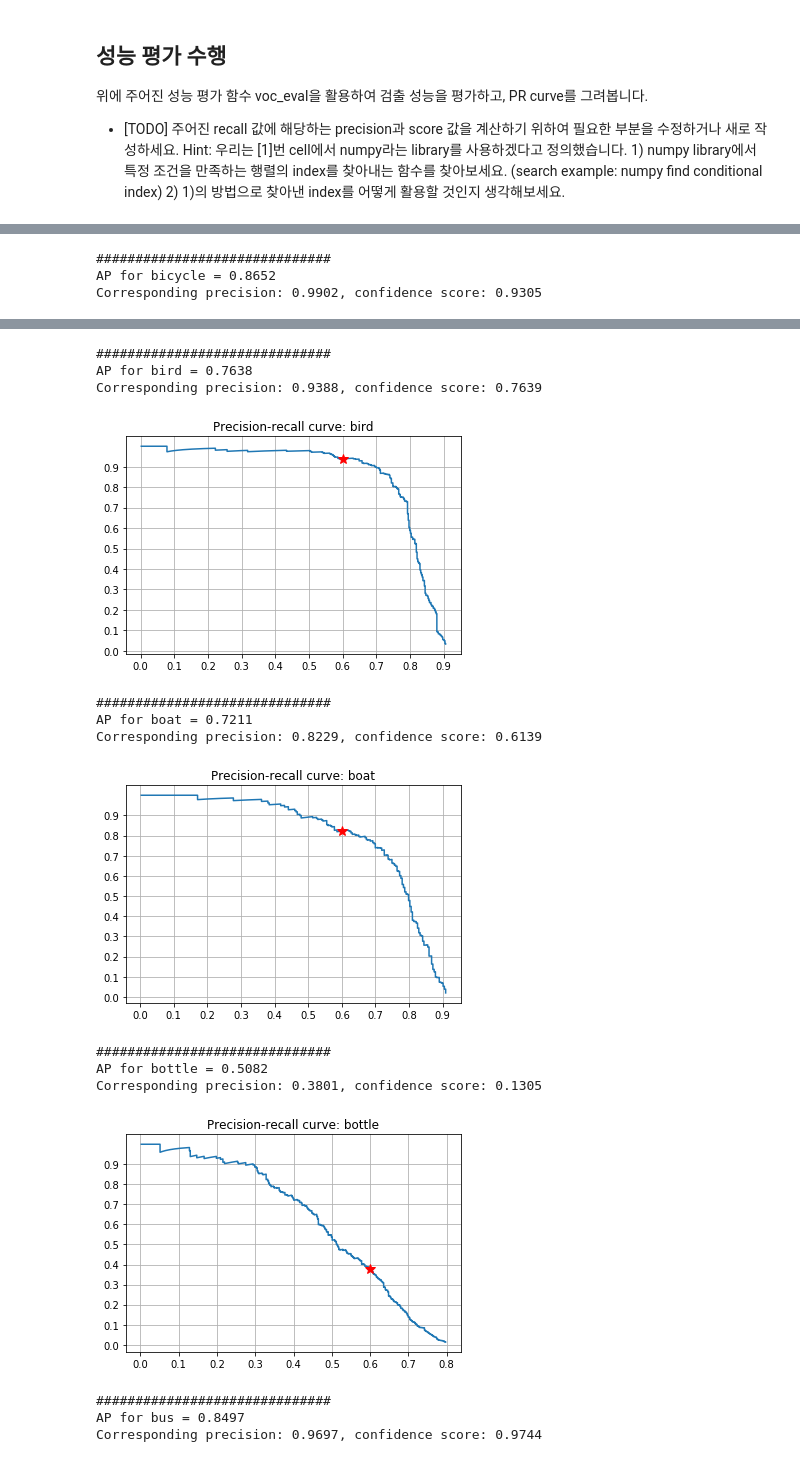
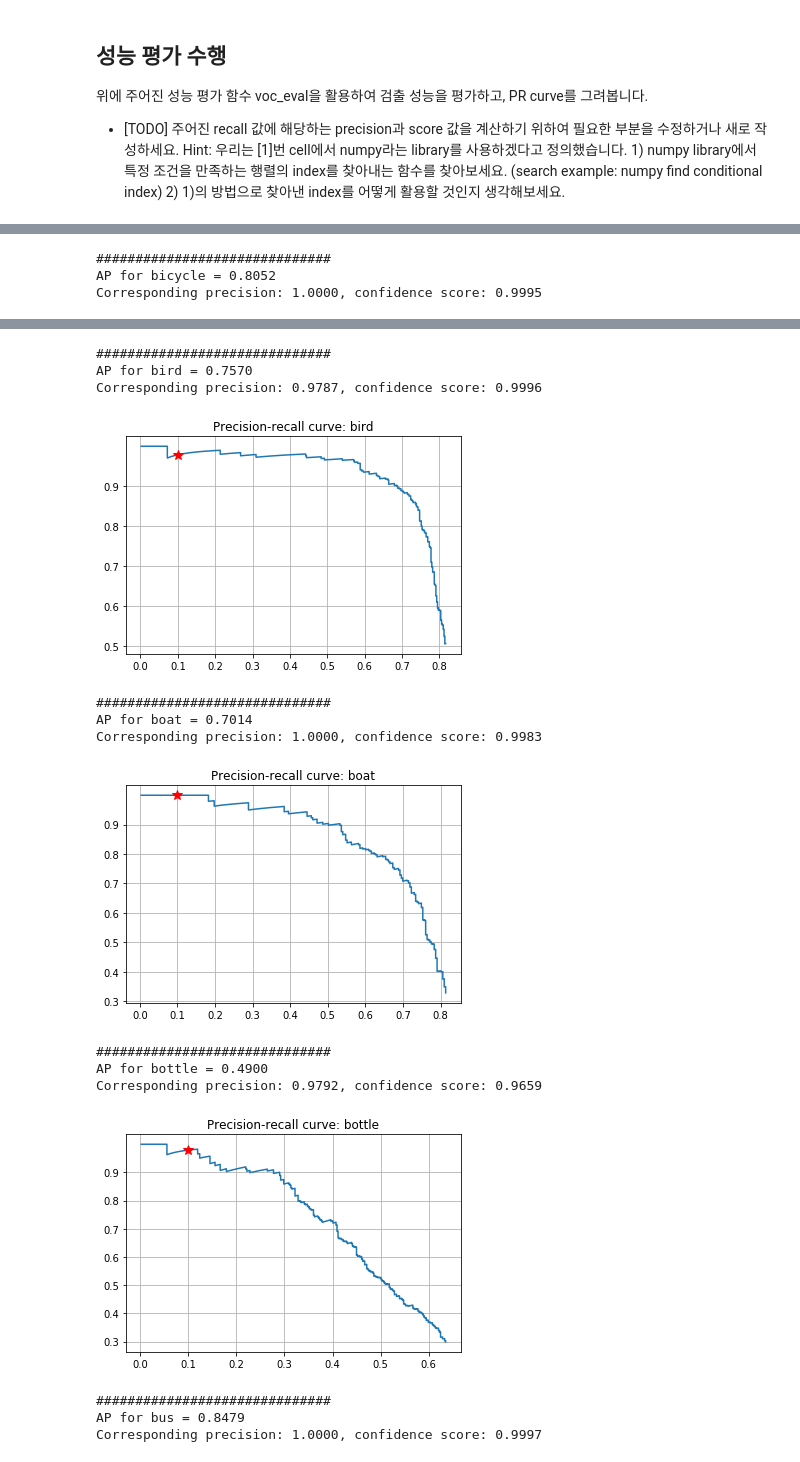
Before and after one commit to SoonminHwang/detection.pytorch, a Jupyter notebook: practice2.ipynb, the cells around one changed output, grey strips where cells are left out. Saved outputs shown, nothing was run; the diff lists cells and outputs as text; code cells hidden in the pictures.

```diff
--- a/practice2.ipynb
+++ b/practice2.ipynb
@@ -52,9 +51,9 @@ else:
 ### load net
 num_classes = len(labelmap) + 1      # +1 for background
 net = build_ssd('vgg16', 300, 21)    # initialize SSD
-# checkpoint = 'weights/ssd300_before_optimize.v2.pth'
-checkpoint = 'weights/ssd300_epoch_003.v2.pth'
-# checkpoint = 'weights/ssd300_mAP_77.43_v2.pth'
+# checkpoint = 'weights/ssd300_before_optimize.pth'
+# checkpoint = 'weights/ssd300_epoch_001.pth'
+checkpoint = 'weights/ssd300_mAP_77.43_v2.pth'
 net.load_weights(checkpoint)
 
 net.eval()
@@ -77,12 +76,12 @@ Finished loading model!
 ## 물체 검출 수행
 Practice 1과 같이 물체 검출을 모든 테스트 셋에 속하는 영상에 대하여 수행합니다.
 # %%
-save_folder = '_'.join(['ssd300', os.path.basename(checkpoint)])
+save_folder = os.path.basename(checkpoint)
 
 from layers import Detect
 
 num_images = len(dataset)
-parser = Detect(num_classes, 0, 200, 0.01, 0.45)
+parser = Detect(num_classes, 0, 200, 0.1, 0.45)
 softmax = nn.Softmax(dim=-1)
 
 # all detections are collected into:
@@ -329,7 +328,7 @@ def voc_eval(det_boxes, annopath, imagesetfile, classname, cachedir, ovthresh=0.
         1) numpy library에서 특정 조건을 만족하는 행렬의 index를 찾아내는 함수를 찾아보세요. (search example: numpy find conditional index)
         2) 1)의 방법으로 찾아낸 index를 어떻게 활용할 것인지 생각해보세요.
 # %%
-given_recall = 0.6
+given_recall = 0.1
 
 print('Evaluating detections')
 print('Given recall: {}'.format(given_recall))
@@ -340,20 +339,17 @@ for i, cls in enumerate(labelmap):
     print('#' * 30)
 
     ### [TODO]
-#     rec, prec, ap = voc_eval(all_boxes[i+1], annopath, imgsetpath.format(set_type), cls, cachedir, ovthresh=0.5)
-    rec, prec, ap, score = voc_eval(all_boxes[i+1], annopath, imgsetpath.format(set_type), cls, cachedir, ovthresh=0.5)
+    rec, prec, ap = voc_eval(all_boxes[i+1], annopath, imgsetpath.format(set_type), cls, cachedir, ovthresh=0.5)
 
     aps += [ap]
     print('AP for {} = {:.4f}'.format(cls, ap))
 
     ### [TODO]
-#     corresponding_prec = None
-#     corresponding_score = None
-    idx = np.where(rec >= 0.6)[0][0]
-    corresponding_prec = prec[idx]
-    corresponding_score = score[idx]
+    corresponding_prec = None
+    corresponding_score = None
 
-    print('Corresponding precision: {:.4f}, confidence score: {:.4f}'.format(corresponding_prec, corresponding_score))
+    # uncomment after writing code
+    # print('Corresponding precision: {:.4f}, confidence score: {:.4f}'.format(corresponding_prec, corresponding_score))
 
     # draw PR curve
     fig = plt.figure()
@@ -363,7 +359,9 @@ for i, cls in enumerate(labelmap):
     ax.plot(rec, prec)
     plt.grid()
     plt.title('Precision-recall curve: {:s}'.format(cls))
-    plt.plot(given_recall, corresponding_prec, color='red', marker='*', markersize=10)
+
+    # uncomment after writing code
+    # plt.plot(given_recall, corresponding_prec, color='red', marker='*', markersize=10)
     plt.show()
     print('')
 
@@ -378,3 +388,3 @@ Corresponding precision: 0.9828, confidence score: 0.8720
 ##############################
-AP for bicycle = 0.8652
-Corresponding precision: 0.9902, confidence score: 0.9305
+AP for bicycle = 0.8052
+Corresponding precision: 1.0000, confidence score: 0.9995
@@ -382,15 +392,15 @@ Corresponding precision: 0.9902, confidence score: 0.9305
 ##############################
-AP for bird = 0.7638
-Corresponding precision: 0.9388, confidence score: 0.7639
+AP for bird = 0.7570
+Corresponding precision: 0.9787, confidence score: 0.9996
-[figure, old version]
+[figure, new version]
 ##############################
-AP for boat = 0.7211
-Corresponding precision: 0.8229, confidence score: 0.6139
+AP for boat = 0.7014
+Corresponding precision: 1.0000, confidence score: 0.9983
-[figure, old version]
+[figure, new version]
 ##############################
-AP for bottle = 0.5082
-Corresponding precision: 0.3801, confidence score: 0.1305
+AP for bottle = 0.4900
+Corresponding precision: 0.9792, confidence score: 0.9659
-[figure, old version]
+[figure, new version]
 ##############################
-AP for bus = 0.8497
-Corresponding precision: 0.9697, confidence score: 0.9744
+AP for bus = 0.8479
+Corresponding precision: 1.0000, confidence score: 0.9997
```
Also changed, not shown: parts of 5 cells of this notebook, 2 other files.
